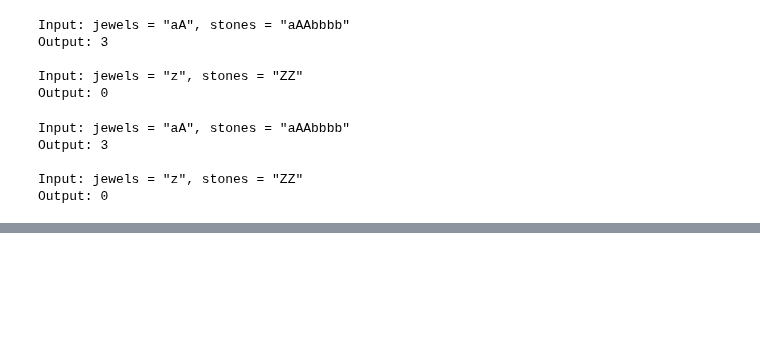
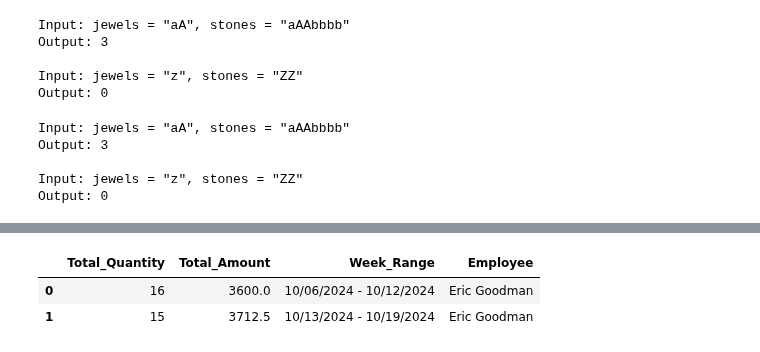
Before and after one commit to geroneona/handy_codes_python, a Jupyter notebook: Why_Programming_is_hard.ipynb, the cells around one changed output, grey strips where cells are left out. Drawn from its saved outputs; the diff is of its cells as text; code cells hidden in the pictures; blank space fills up the shorter version.

```diff
--- a/Why_Programming_is_hard.ipynb
+++ b/Why_Programming_is_hard.ipynb
@@ -3254,0 +5318,37 @@ Output: 0
+# %%
+import pandas as pd
+import pandasql as psql
+
+# Sample JSON data
+JSON_data = [{"internalid":"3056735","Date":"10/15/2024","Rate":"337.50","Quantity":"3","Amount":"1012.50","Employee":"Eric Goodman","Task":"Design (Project Task)","Week":"10/13/2024"},{"internalid":"3056135","Date":"10/14/2024","Rate":"225.00","Quantity":"2","Amount":"450.00","Employee":"Eric Goodman","Task":"Launch (Project Task)","Week":"10/13/2024"},{"internalid":"3056137","Date":"10/8/2024","Rate":"225.00","Quantity":"8","Amount":"1800.00","Employee":"Eric Goodman","Task":"Launch (Project Task)","Week":"10/6/2024"},{"internalid":"3056138","Date":"10/15/2024","Rate":"225.00","Quantity":"4","Amount":"900.00","Employee":"Eric Goodman","Task":"Launch (Project Task)","Week":"10/13/2024"},{"internalid":"3055936","Date":"10/16/2024","Rate":"225.00","Quantity":"6","Amount":"1350.00","Employee":"Eric Goodman","Task":"Launch (Project Task)","Week":"10/13/2024"},{"internalid":"3056136","Date":"10/7/2024","Rate":"225.00","Quantity":"8","Amount":"1800.00","Employee":"Eric Goodman","Task":"Launch (Project Task)","Week":"10/6/2024"}]
+
+# Create a DataFrame
+df = pd.DataFrame(JSON_data)
+
+# Convert 'Date' to datetime
+df['Date'] = pd.to_datetime(df['Date'])
+
+# Calculate week start (Sunday) and week end (Saturday) for each date
+df['Week_Start'] = df['Date'] - pd.to_timedelta(df['Date'].dt.weekday + 1, unit='D')
+df['Week_End'] = df['Week_Start'] + pd.Timedelta(days=6)
+
+# Create a week range column
+df['Week_Range'] = df['Week_Start'].dt.strftime('%m/%d/%Y') + ' - ' + df['Week_End'].dt.strftime('%m/%d/%Y')
+
+# Example SQL query to group by Week_Range and Employee
+query = """
+SELECT SUM(Quantity) as Total_Quantity, SUM(Amount) as Total_Amount, Week_Range, Employee
+FROM df
+GROUP BY Week_Range, Employee
+ORDER BY Week_Range
+"""
+
+# Execute the query using pandasql
+result_df = psql.sqldf(query, locals())
+
+# Display the result
+result_df
+# %% [output]
+|  | Total_Quantity | Total_Amount | Week_Range | Employee |
+| 0 | 16 | 3600.0 | 10/06/2024 - 10/12/2024 | Eric Goodman |
+| 1 | 15 | 3712.5 | 10/13/2024 - 10/19/2024 | Eric Goodman |
```
Also changed, not shown: parts of 86 cells of this notebook.
